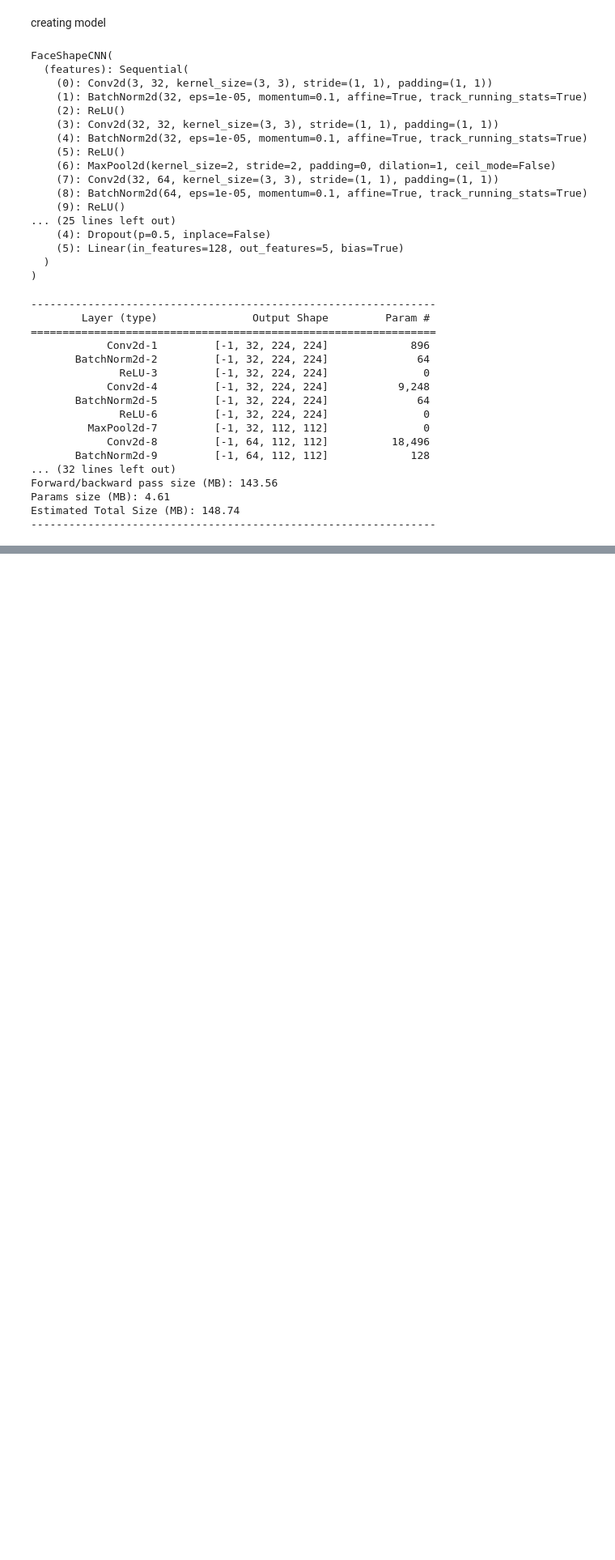
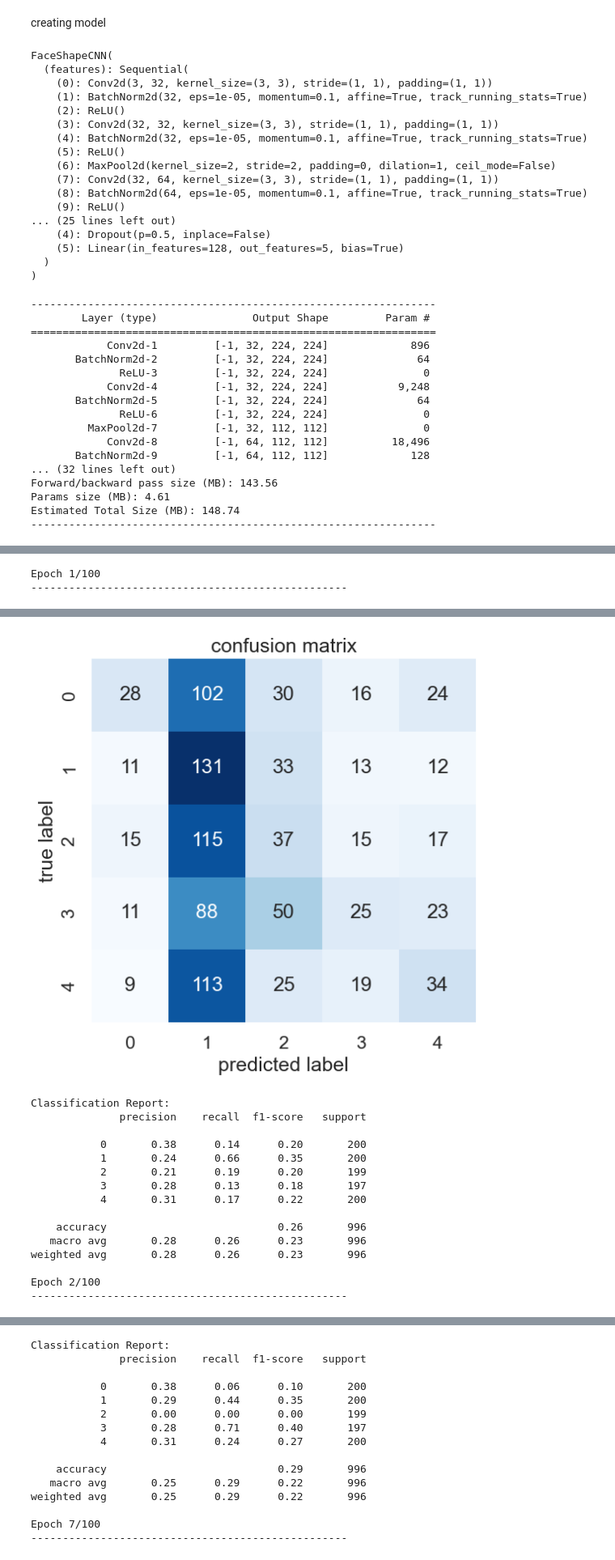
Before and after one commit to Sepide-naderi/eyeglasses_recommandation, a Jupyter notebook: face_shape_classification.ipynb, the cells around one changed output, grey strips where cells are left out. Shown at 81% size. Cells and saved outputs as stored; diff of their text form; code cells hidden in the pictures; blank space fills up the shorter version.

```diff
--- a/face_shape_classification.ipynb
+++ b/face_shape_classification.ipynb
@@ -511,0 +833,18 @@ Estimated Total Size (MB): 148.74
+# %%
+# Example:
+early_stopping = EarlyStopping(patience=15, verbose=True, delta=0)
+model_name_prefix = "CustomCNN1"  # Or dynamically change this per model
+trained_model = train_and_validate(
+    model,
+    train_loader,
+    val_loader,
+    optimizer,
+    scheduler,
+    loss_fn,
+    epochs=100,
+    device=device,
+    early_stopping=early_stopping,
+    model_name_prefix=model_name_prefix)
+# %% [output]
+Epoch 1/100
+--------------------------------------------------
@@ -511,0 +855,16 @@ Estimated Total Size (MB): 148.74
+[figure, added]
+Classification Report:
+              precision    recall  f1-score   support
+
+           0       0.38      0.14      0.20       200
+           1       0.24      0.66      0.35       200
+           2       0.21      0.19      0.20       199
+           3       0.28      0.13      0.18       197
+           4       0.31      0.17      0.22       200
+
+    accuracy                           0.26       996
+   macro avg       0.28      0.26      0.23       996
+weighted avg       0.28      0.26      0.23       996
+
+Epoch 2/100
+--------------------------------------------------
@@ -511,0 +889,15 @@ Estimated Total Size (MB): 148.74
+Classification Report:
+              precision    recall  f1-score   support
+
+           0       0.38      0.06      0.10       200
+           1       0.29      0.44      0.35       200
+           2       0.00      0.00      0.00       199
+           3       0.28      0.71      0.40       197
+           4       0.31      0.24      0.27       200
+
+    accuracy                           0.29       996
+   macro avg       0.25      0.29      0.22       996
+weighted avg       0.25      0.29      0.22       996
+
+Epoch 7/100
+--------------------------------------------------
```
Also changed, not shown: parts of 10 cells of this notebook, 1 other file.
